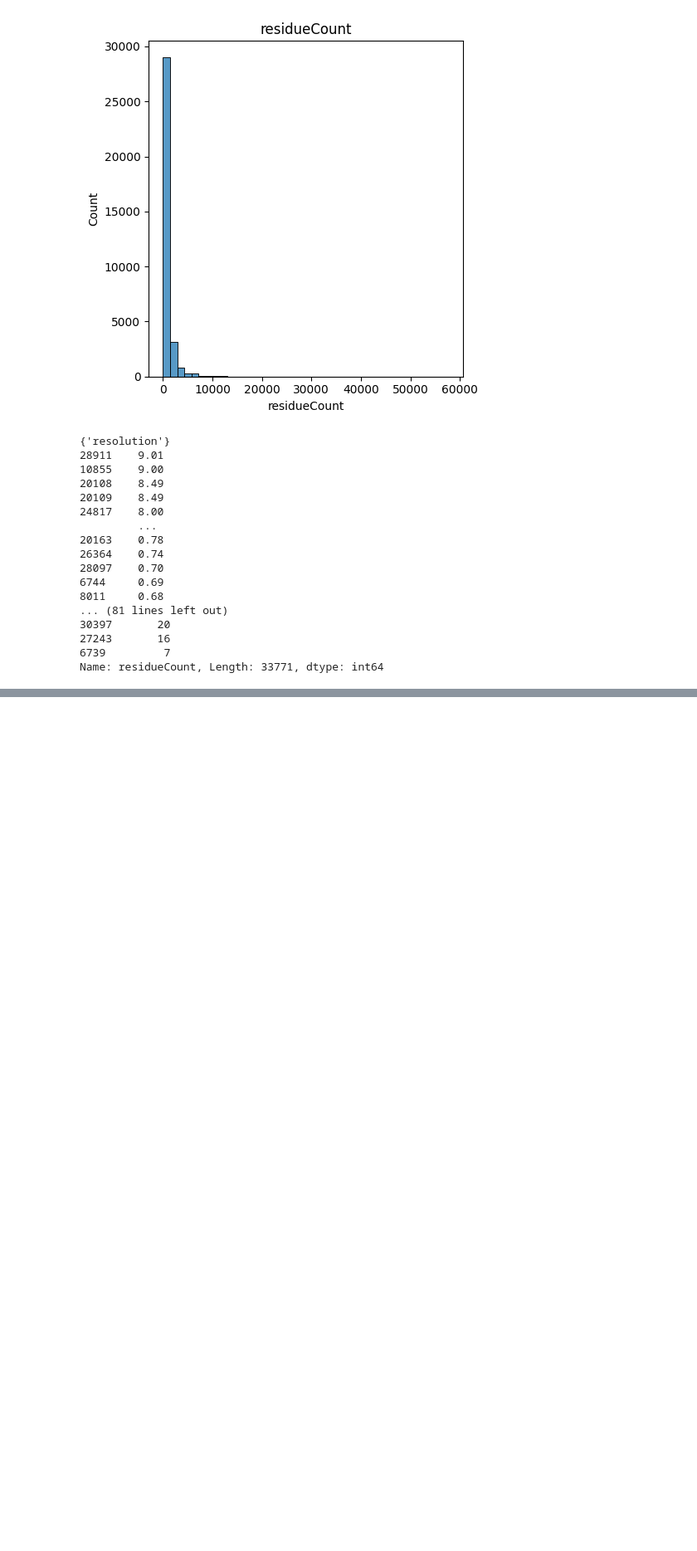
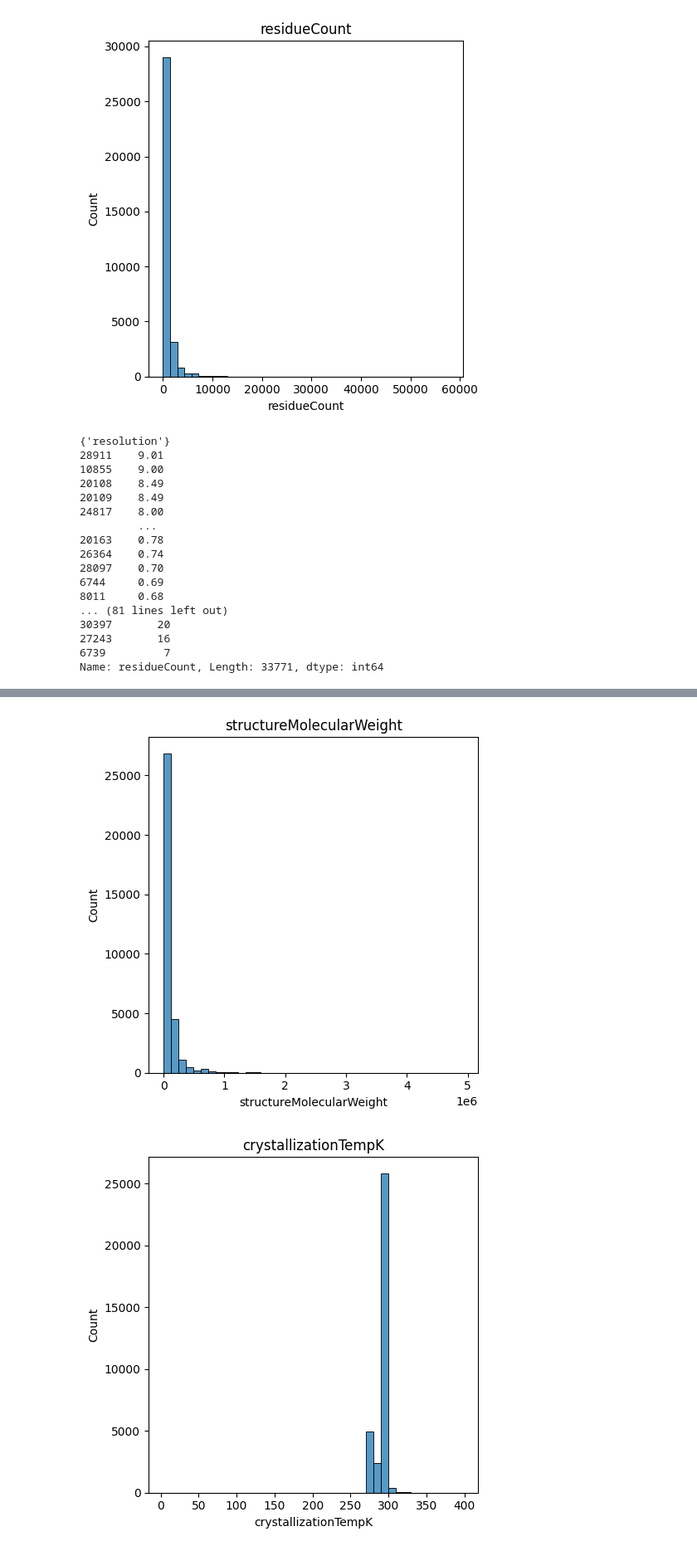
Before and after one commit to Yongjudan/MLDL_projects, a Jupyter notebook: protein_classification/EDA.ipynb, the cells around one changed output, grey strips where cells are left out. Shown: that part at 83% size. Drawn from its saved outputs; the diff is of its cells as text; code cells hidden in the pictures; blank space fills up the shorter version.

```diff
--- a/protein_classification/EDA.ipynb
+++ b/protein_classification/EDA.ipynb
@@ -105,4 +105,11 @@ final_data.describe()
 | 75% | 2.570000 | 1.067060e+05 | 295.000000 | 3.000000 | 58.940000 | 7.500000 | ... |
 | max | 9.010000 | 4.921404e+06 | 398.000000 | 12.700000 | 90.330000 | 11.000000 | ... |
 # %%
-#
+# Check figures again
+for column in final_data.select_dtypes(include='number').columns:
+    plt.figure(figsize=(5, 5))
+    sns.histplot(x=column, data = final_data, bins = 40)
+    plt.title(f'{column}')
+    plt.tight_layout()
+    plt.show()
+# %% [output]
@@ -108,0 +117,2 @@ final_data.describe()
+[figure, added]
+[figure, added]
```
Also changed, not shown: parts of 1 cell of this notebook, 1 other file.
